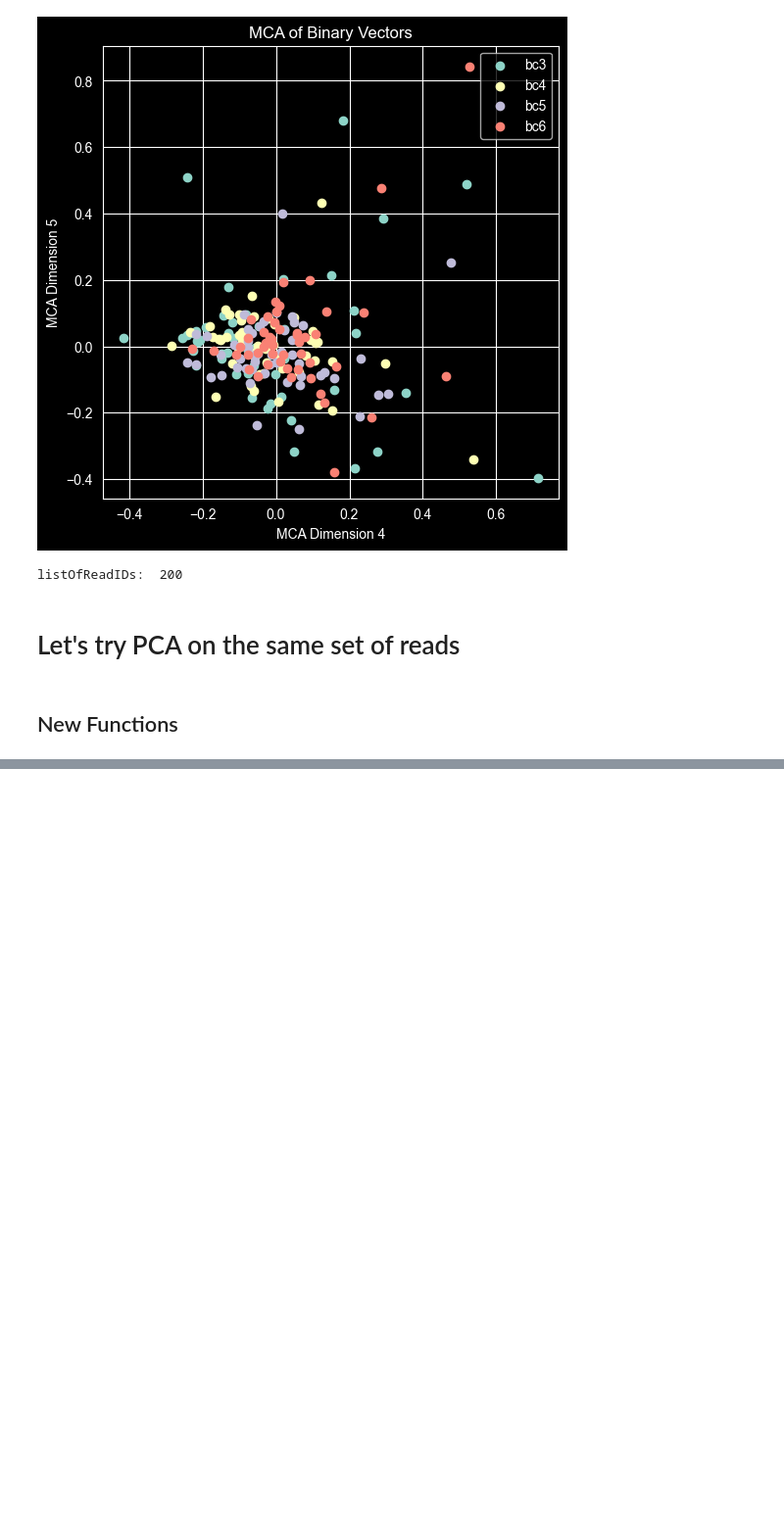
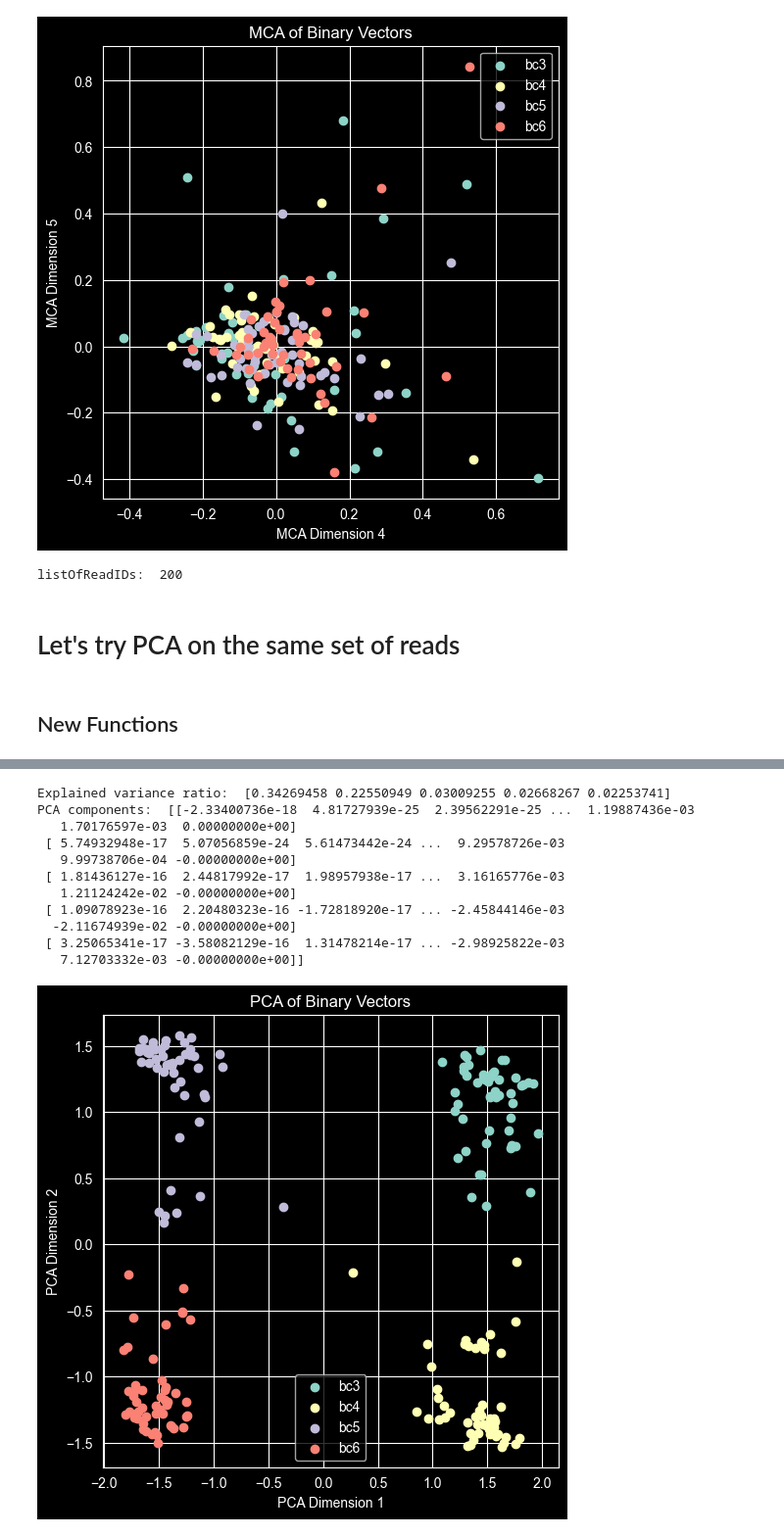
Before and after one commit to lihetran/mRNP_Shadowing, a Jupyter notebook: scripts/260204_MCA_PCA_Testing.ipynb, the cells around one changed output, grey strips where cells are left out. Shown at 98% size. Drawn from its saved outputs; the diff is of its cells as text; code cells hidden in the pictures; blank space fills up the shorter version.

```diff
--- a/scripts/260204_MCA_PCA_Testing.ipynb
+++ b/scripts/260204_MCA_PCA_Testing.ipynb
@@ -372,0 +517,2 @@ def formatForPCA(dataDict,numReads,minEditFreq):
+# %%
+matrixOfEdits_smooth_imputed = smoothAndImpute(matrixOfEdits)
@@ -372,0 +535,15 @@ def formatForPCA(dataDict,numReads,minEditFreq):
+# %%
+doPCAandPlot(matrixOfEdits_smooth_imputed, listOfBCs, outPrefix.with_suffix('.PCA_smooth_imputed'))
+# %% [output]
+Explained variance ratio:  [0.34269458 0.22550949 0.03009255 0.02668267 0.02253741]
+PCA components:  [[-2.33400736e-18  4.81727939e-25  2.39562291e-25 ...  1.19887436e-03
+   1.70176597e-03  0.00000000e+00]
+ [ 5.74932948e-17  5.07056859e-24  5.61473442e-24 ...  9.29578726e-03
+   9.99738706e-04 -0.00000000e+00]
+ [ 1.81436127e-16  2.44817992e-17  1.98957938e-17 ...  3.16165776e-03
+   1.21124242e-02 -0.00000000e+00]
+ [ 1.09078923e-16  2.20480323e-16 -1.72818920e-17 ... -2.45844146e-03
+  -2.11674939e-02 -0.00000000e+00]
+ [ 3.25065341e-17 -3.58082129e-16  1.31478214e-17 ... -2.98925822e-03
+   7.12703332e-03 -0.00000000e+00]]
+[figure, added]
```
Also changed, not shown: parts of 5 cells of this notebook.
